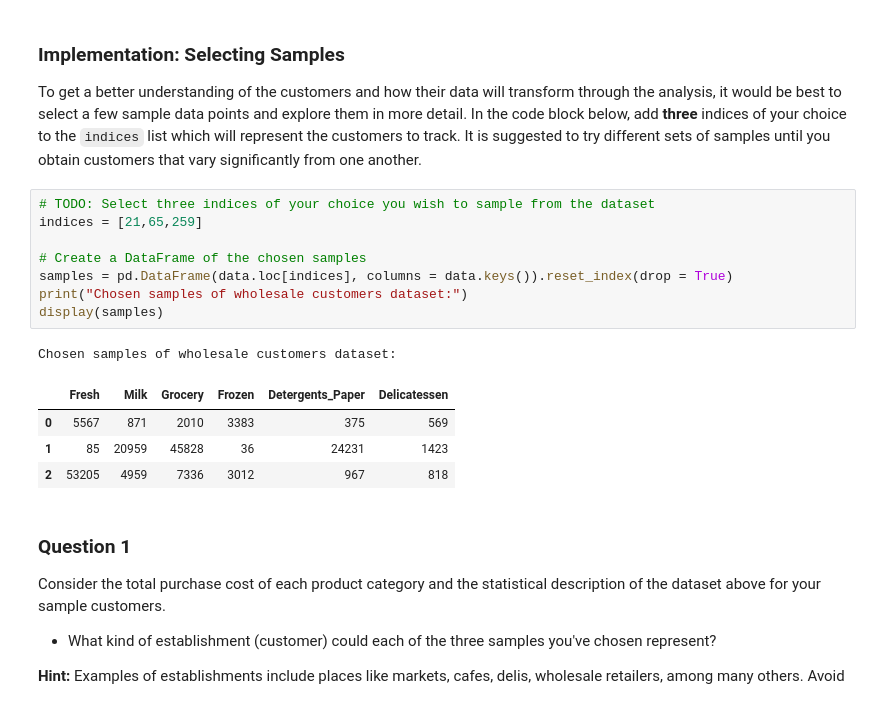
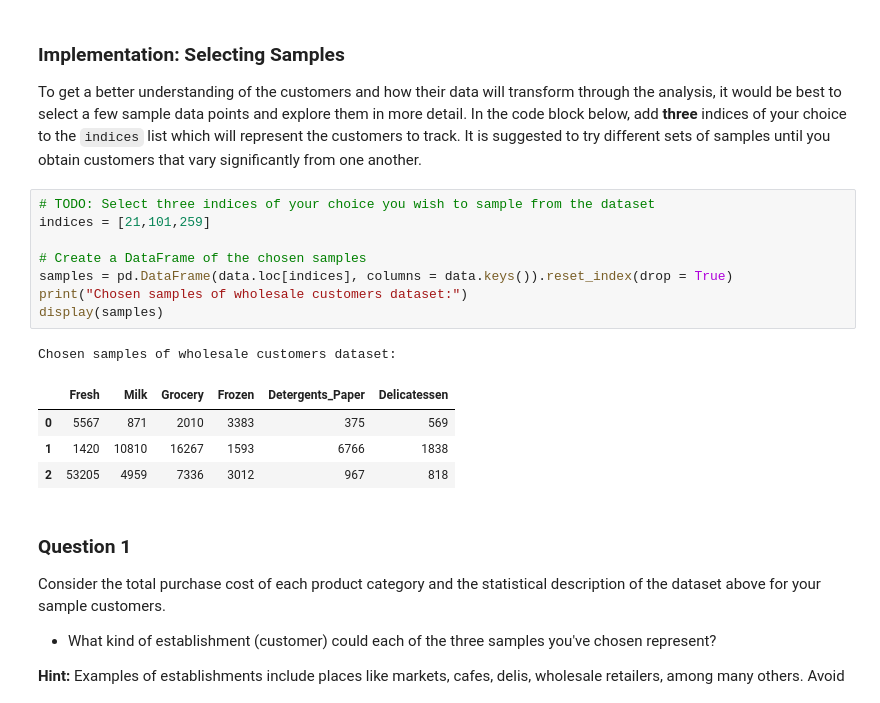
Before and after one commit to alexandrebvd/customer-segments, a Jupyter notebook: customer_segments.ipynb, the cells around one changed output. Saved outputs shown, nothing was run; the diff lists cells and outputs as text.

```diff
--- a/customer_segments.ipynb
+++ b/customer_segments.ipynb
@@ -60,17 +60,17 @@ display(data.describe())
 To get a better understanding of the customers and how their data will transform through the analysis, it would be best to select a few sample data points and explore them in more detail. In the code block below, add **three** indices of your choice to the `indices` list which will represent the customers to track. It is suggested to try different sets of samples until you obtain customers that vary significantly from one another.
 # %%
 # TODO: Select three indices of your choice you wish to sample from the dataset
-indices = [21,65,259]
+indices = [21,101,259]
 
 # Create a DataFrame of the chosen samples
 samples = pd.DataFrame(data.loc[indices], columns = data.keys()).reset_index(drop = True)
 print("Chosen samples of wholesale customers dataset:")
 display(samples)
 # %% [output]
 Chosen samples of wholesale customers dataset:
 |  | Fresh | Milk | Grocery | Frozen | Detergents_Paper | Delicatessen |
 | 0 | 5567 | 871 | 2010 | 3383 | 375 | 569 |
-| 1 | 85 | 20959 | 45828 | 36 | 24231 | 1423 |
+| 1 | 1420 | 10810 | 16267 | 1593 | 6766 | 1838 |
 | 2 | 53205 | 4959 | 7336 | 3012 | 967 | 818 |
 # %% [markdown]
 ### Question 1
```
Also changed, not shown: parts of 8 cells of this notebook, 3 other files.
